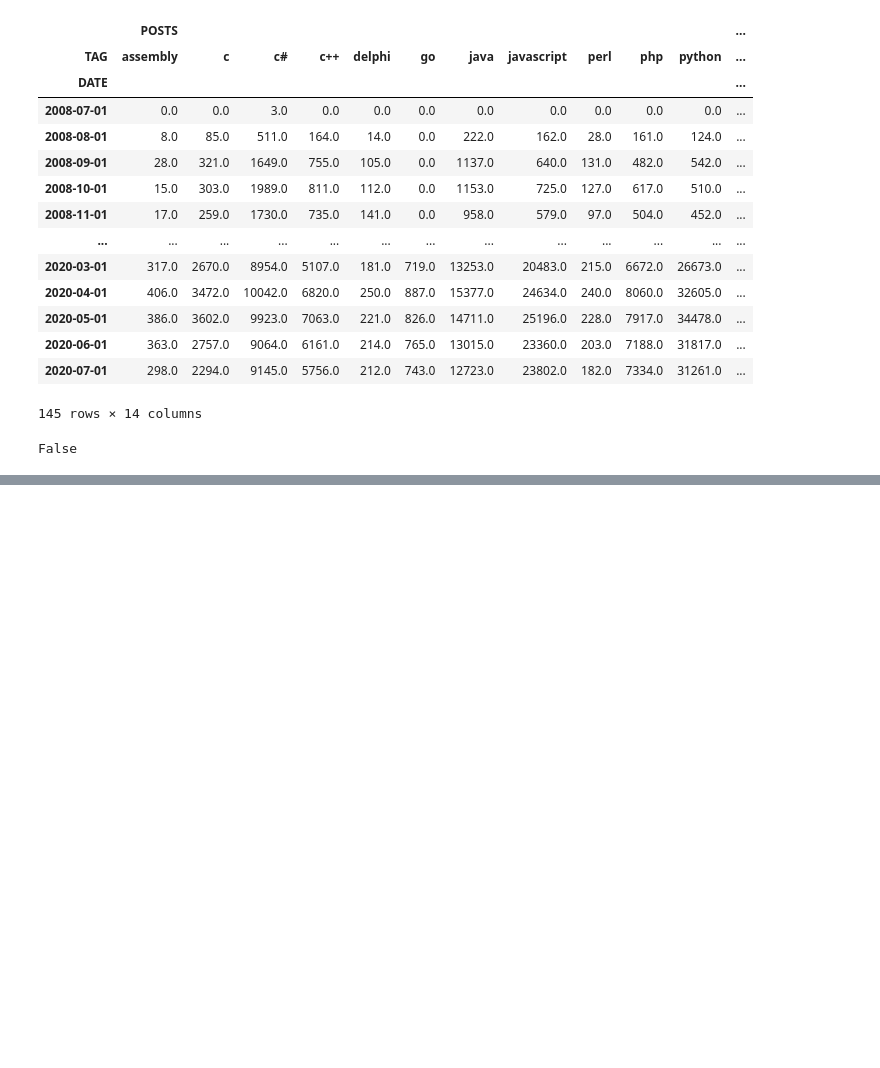
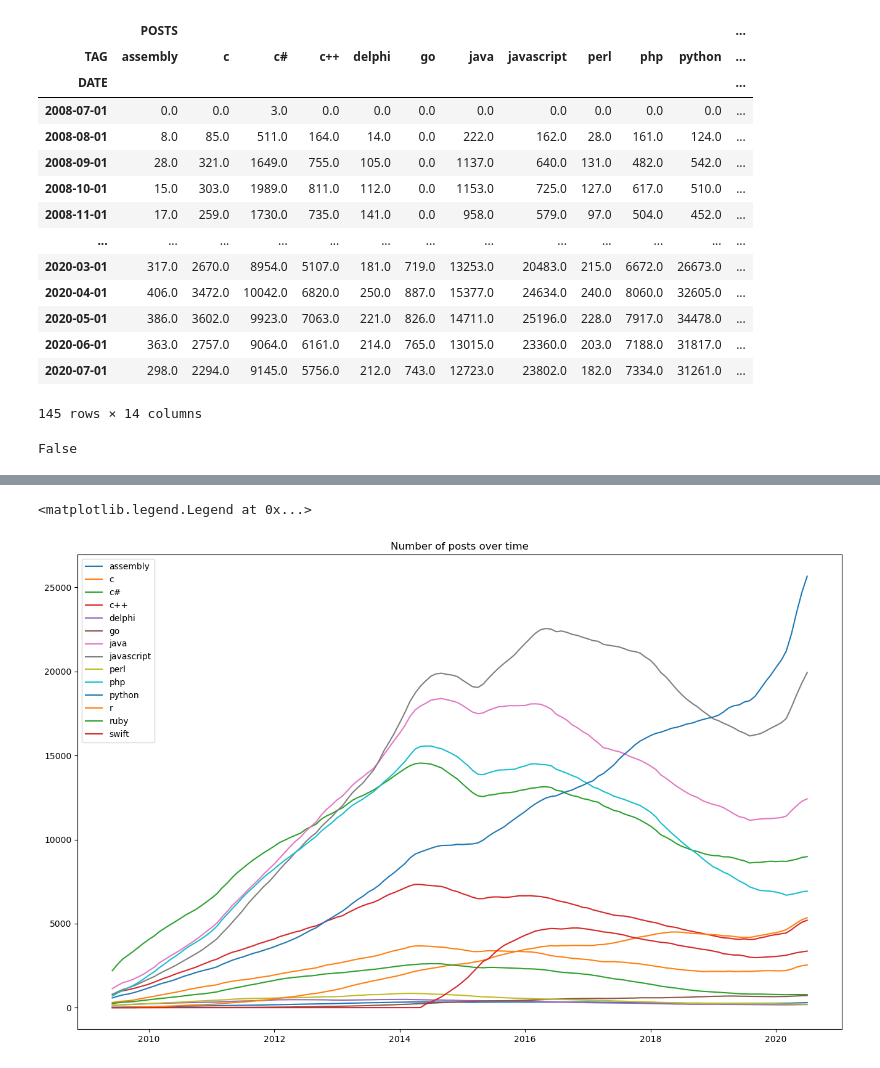
Before and after one commit to Am1tp/DataAnalysis-JupyterNotebook-MostPopularProgrammingLanguage, a Jupyter notebook: Programming-Languages-Stack-Overflow.ipynb, the cells around one changed output, grey strips where cells are left out. Drawn from its saved outputs; the diff is of its cells as text; code cells hidden in the pictures; blank space fills up the shorter version.

```diff
--- a/Programming-Languages-Stack-Overflow.ipynb
+++ b/Programming-Languages-Stack-Overflow.ipynb
@@ -196,0 +276,13 @@ False
+# %%
+smoothed_df = pivoted_df.rolling(window=6).mean()
+# %%
+plt.figure(figsize=(16,10))
+plt.title('Number of posts over time')
+for column in smoothed_df.columns:
+    label = column[1]
+    plt.plot(smoothed_df.index, smoothed_df[column], label=label)
+
+plt.legend()
+# %% [output]
+<matplotlib.legend.Legend at 0x...>
+[figure, added]
```
Also changed, not shown: parts of 14 cells of this notebook.
